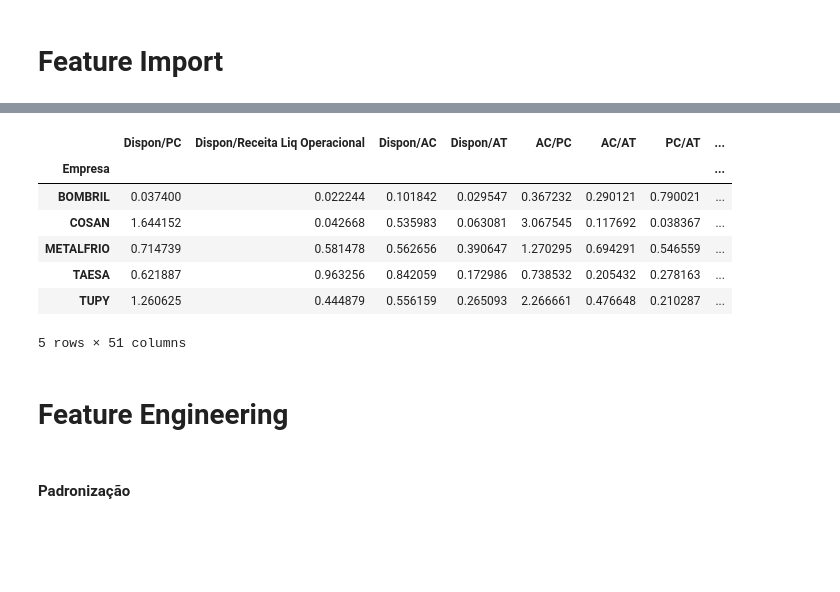
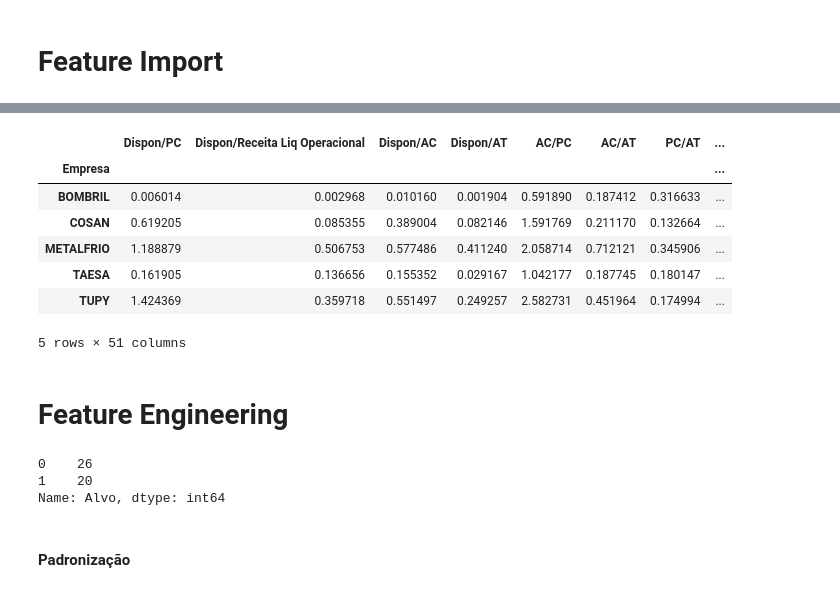
Before and after one commit to bruno-marcelino10/iniciacao-cientifica, a Jupyter notebook: scripts/model.ipynb, the cells around one changed output, grey strips where cells are left out. Saved outputs shown, nothing was run; the diff lists cells and outputs as text; code cells hidden in the pictures; blank space fills up the shorter version.

```diff
--- a/scripts/model.ipynb
+++ b/scripts/model.ipynb
@@ -32,19 +32,25 @@ Selecione dados de 1 a 5 anos pré-falência: 1
 # %%
-df = dfs[list(dfs.keys())[0]]
+df = dfs[list(dfs.keys())[n-1]]
 df.head()
 # %% [output]
 |  | Dispon/PC | Dispon/Receita Liq Operacional | Dispon/AC | Dispon/AT | AC/PC | AC/AT | PC/AT | ... |
 | Empresa |  |  |  |  |  |  |  | ... |
-| BOMBRIL | 0.037400 | 0.022244 | 0.101842 | 0.029547 | 0.367232 | 0.290121 | 0.790021 | ... |
-| COSAN | 1.644152 | 0.042668 | 0.535983 | 0.063081 | 3.067545 | 0.117692 | 0.038367 | ... |
-| METALFRIO | 0.714739 | 0.581478 | 0.562656 | 0.390647 | 1.270295 | 0.694291 | 0.546559 | ... |
-| TAESA | 0.621887 | 0.963256 | 0.842059 | 0.172986 | 0.738532 | 0.205432 | 0.278163 | ... |
-| TUPY | 1.260625 | 0.444879 | 0.556159 | 0.265093 | 2.266661 | 0.476648 | 0.210287 | ... |
+| BOMBRIL | 0.006014 | 0.002968 | 0.010160 | 0.001904 | 0.591890 | 0.187412 | 0.316633 | ... |
+| COSAN | 0.619205 | 0.085355 | 0.389004 | 0.082146 | 1.591769 | 0.211170 | 0.132664 | ... |
+| METALFRIO | 1.188879 | 0.506753 | 0.577486 | 0.411240 | 2.058714 | 0.712121 | 0.345906 | ... |
+| TAESA | 0.161905 | 0.136656 | 0.155352 | 0.029167 | 1.042177 | 0.187745 | 0.180147 | ... |
+| TUPY | 1.424369 | 0.359718 | 0.551497 | 0.249257 | 2.582731 | 0.451964 | 0.174994 | ... |
 5 rows × 51 columns
 # %% [markdown]
 # Feature Engineering
 # %%
 df.dropna(inplace = True)
+# %%
+df["Alvo"].value_counts()
+# %% [output]
+0    26
+1    20
+Name: Alvo, dtype: int64
 # %%
 X = df.drop("Alvo", axis = 1)
 y = df["Alvo"]
```
Also changed, not shown: parts of 19 cells of this notebook, 1 other file.
